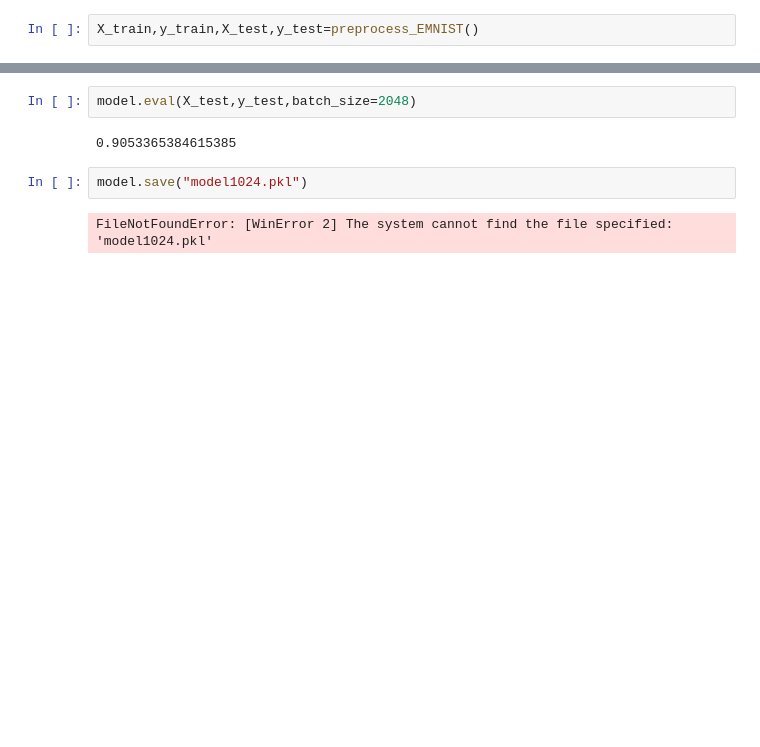
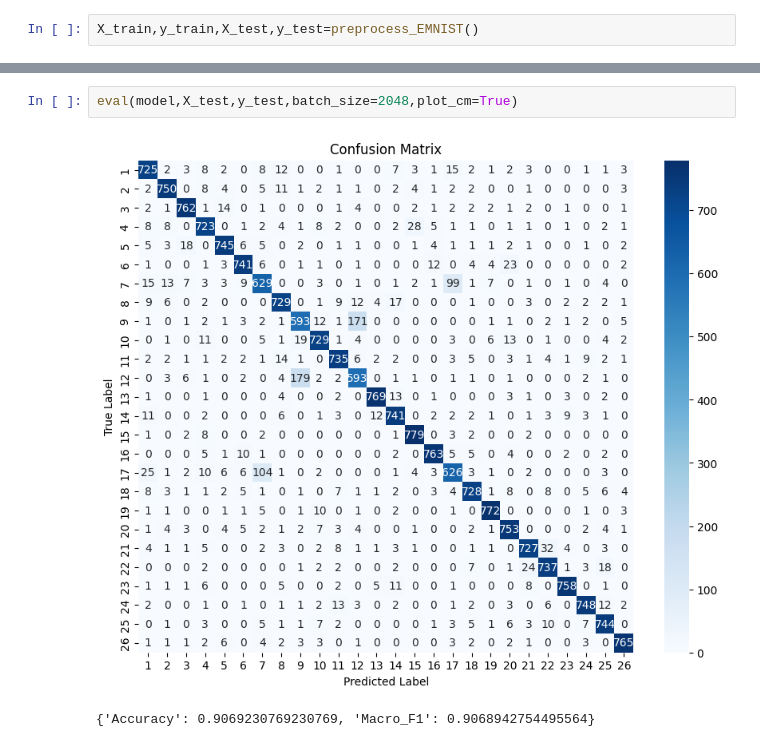
Before and after one commit to rakin000/CSE472-Machine-Learning-Sessional, a Jupyter notebook: offline3-dl/ff2.ipynb, the cells around one changed output, grey strips where cells are left out. Cells and saved outputs as stored; diff of their text form; blank space fills up the shorter version.

```diff
--- a/offline3-dl/ff2.ipynb
+++ b/offline3-dl/ff2.ipynb
@@ -36,8 +131,5 @@ epoch=49, train_loss=0.002877736876468619, val_loss=0.13977471511246406, train_a
 # %%
-model.eval(X_test,y_test,batch_size=2048)
+eval(model,X_test,y_test,batch_size=2048,plot_cm=True)
 # %% [output]
+[figure, added]
-0.9053365384615385
+{'Accuracy': 0.9069230769230769, 'Macro_F1': 0.9068942754495564}
-# %%
-model.save("model1024.pkl")
-# %% [output]
-FileNotFoundError: [WinError 2] The system cannot find the file specified: 'model1024.pkl'
```
Also changed, not shown: parts of 16 cells of this notebook, 21 other files.
